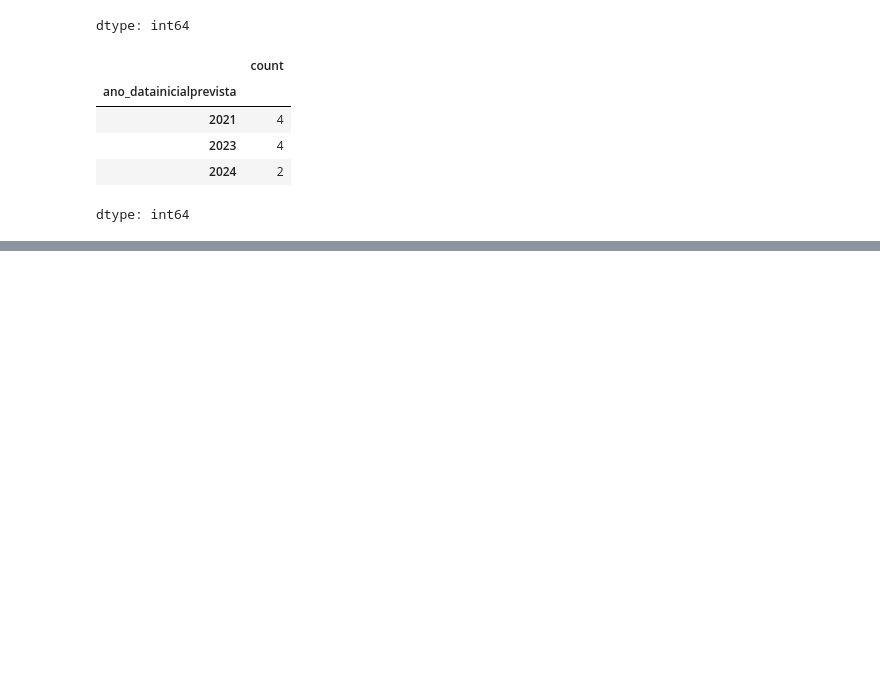
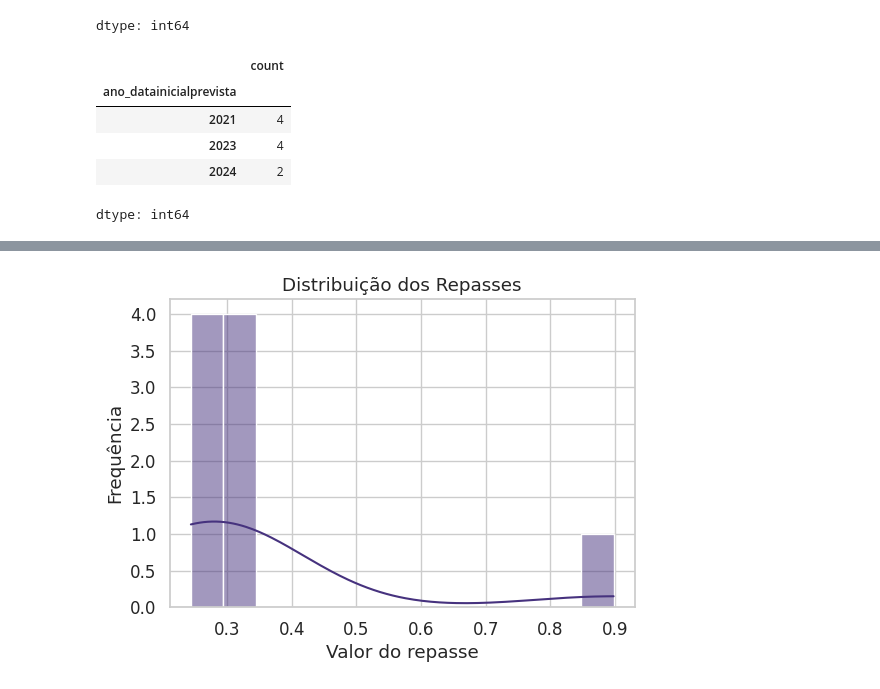
Before and after one commit to Luizaxx/teste-lab-livre, a Jupyter notebook: teste_lab_livre.ipynb, the cells around one changed output, grey strips where cells are left out. Saved outputs shown, nothing was run; the diff lists cells and outputs as text; code cells hidden in the pictures; blank space fills up the shorter version.

```diff
--- a/teste_lab_livre.ipynb
+++ b/teste_lab_livre.ipynb
@@ -449,3 +450,13 @@ files.download(csv_path)
 'projetos_df.csv' criado. Clique no link para baixar:
 [interactive output not drawn]
 [interactive output not drawn]
+# %%
+
+plt.figure(figsize=(6,4))
+sns.histplot(df['repassadores'], kde=True)
+plt.title("Distribuição dos Repasses")
+plt.xlabel("Valor do repasse")
+plt.ylabel("Frequência")
+plt.show()
+# %% [output]
+[figure, added]
```
Also changed, not shown: parts of 4 cells of this notebook.
